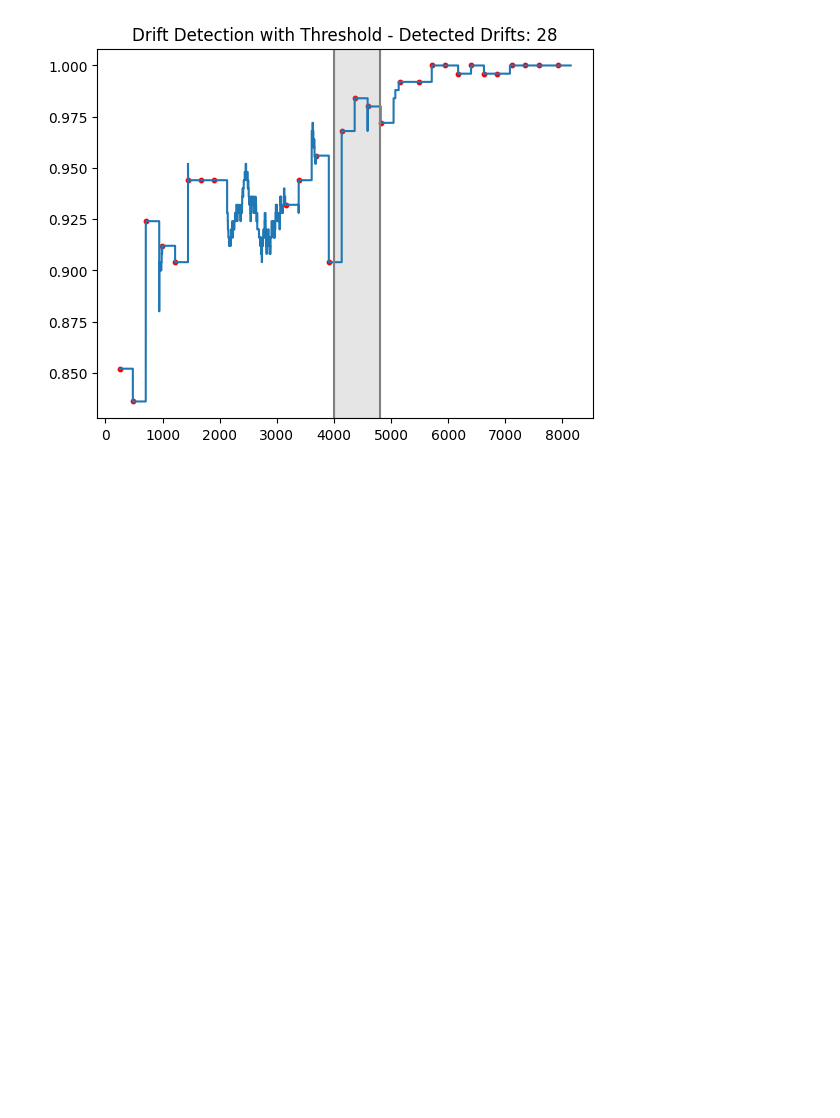
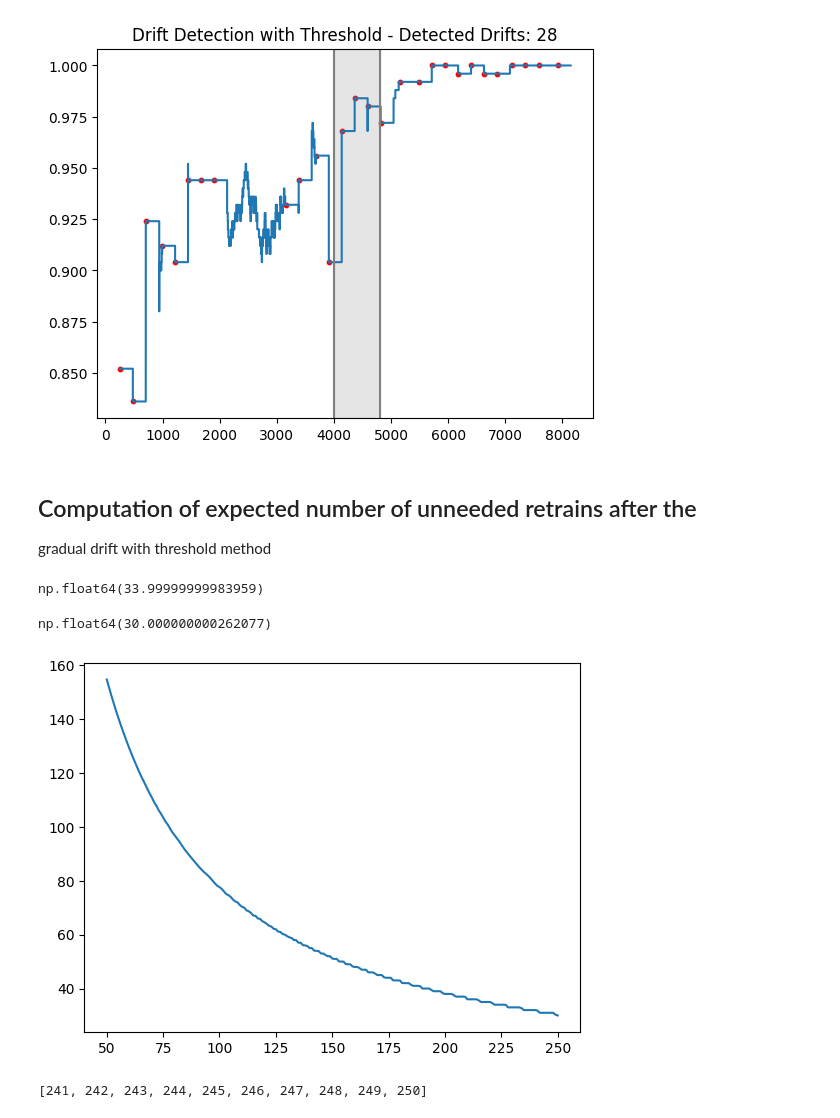
Before and after one commit to dariomalchiodi/occ-drift-detection, a Jupyter notebook: river.ipynb, the cells around one changed output. Saved outputs shown, nothing was run; the diff lists cells and outputs as text; code cells hidden in the pictures; blank space fills up the shorter version.

```diff
--- a/river.ipynb
+++ b/river.ipynb
@@ -598,3 +609,67 @@ ax.set_title(f'Drift Detection with Threshold - Detected Drifts: {num_drifts}')
 plt.show()
 # %% [output]
 [figure]
+# %% [markdown]
+## Computation of expected number of unneeded retrains after the
+gradual drift with threshold method
+# %%
+import scipy.stats as st
+import math
+
+f = 0.1
+n = 250
+T = 8_000
+s  = n * 0.9
+nu = 0.1
+
+B = st.binom(n, nu)
+p = 1 - B.cdf(math.ceil(f*n))
+
+sum([sum([math.comb(i - 1, k) * p**(k+1) * (1-p)**(i - 1 -k) for k in range(0, math.floor((T - i) / (s - 1) -1))]) for i in range(1, T+1)])
+# %% [output]
+np.float64(33.99999999983959)
+# %%
+import scipy.stats as st
+import math
+
+f = 0.1
+n = 250
+T = 8_000
+s  = n * 1
+nu = 0.1
+
+B = st.binom(n, nu)
+p = 1 - B.cdf(math.ceil(f*n))
+
+sum([sum([math.comb(i - 1, k) * p**(k+1) * (1-p)**(i - 1 -k) for k in range(0, math.floor((T - i) / (s - 1) -1))]) for i in range(1, T+1)])
+# %% [output]
+np.float64(30.000000000262077)
+# %%
+import scipy.stats as st
+import math
+
+def num_exp_retrain(s):
+
+    f = 0.1
+    n = 250
+    T = 8_000
+    # s  = 50
+    nu = 0.1
+
+    B = st.binom(n, nu)
+    p = 1 - B.cdf(math.ceil(f*n))
+
+    return sum([sum([math.comb(i - 1, k) * p**(k+1) * (1-p)**(i - 1 -k) for k in range(0, math.floor((T - i) / (s - 1) -1))]) for i in range(1, T+1)])
+# %%
+import matplotlib.pyplot as plt
+
+s_values = list(range(50, 251))
+r_values = [num_exp_retrain(s) for s in s_values]
+plt.plot(s_values, r_values)
+plt.show()
+# %% [output]
+[figure, added]
+# %%
+s_values[-10:]
+# %% [output]
+[241, 242, 243, 244, 245, 246, 247, 248, 249, 250]
```
Also changed, not shown: parts of 6 cells of this notebook.
